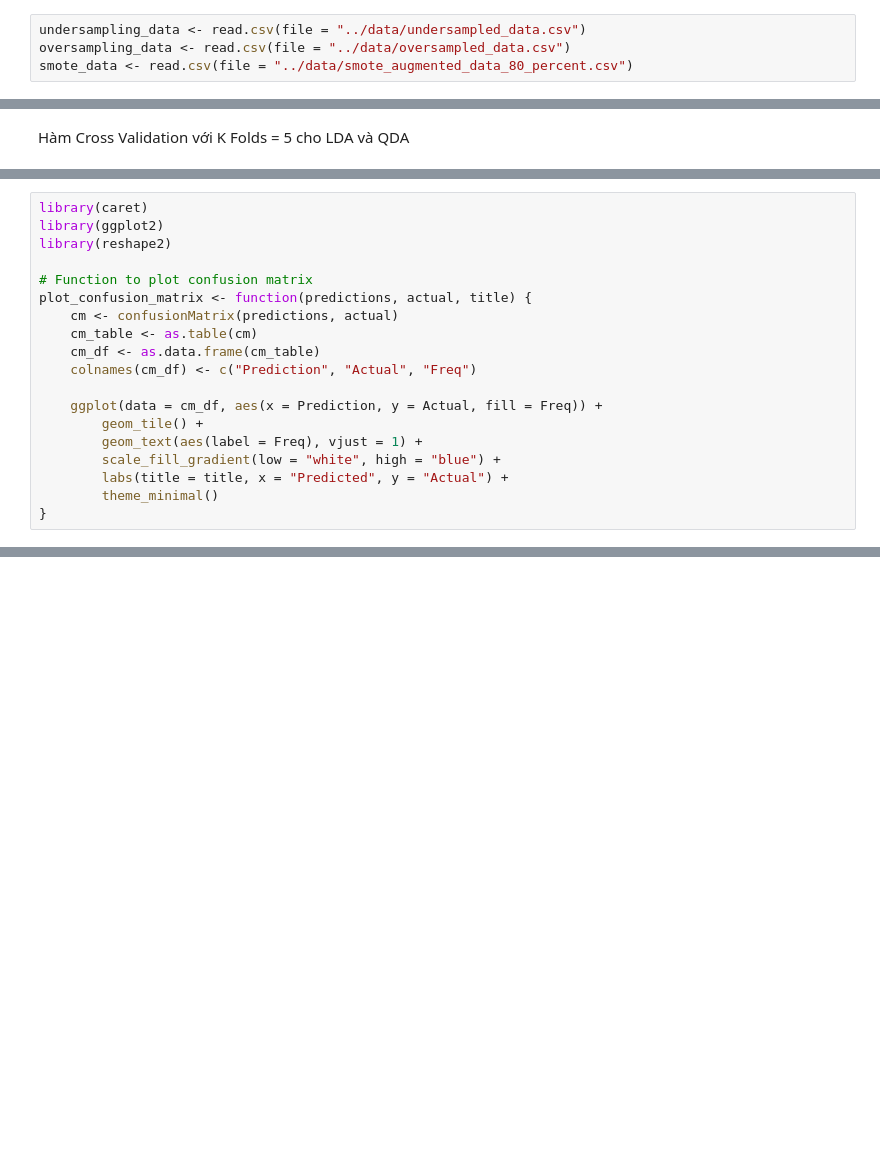
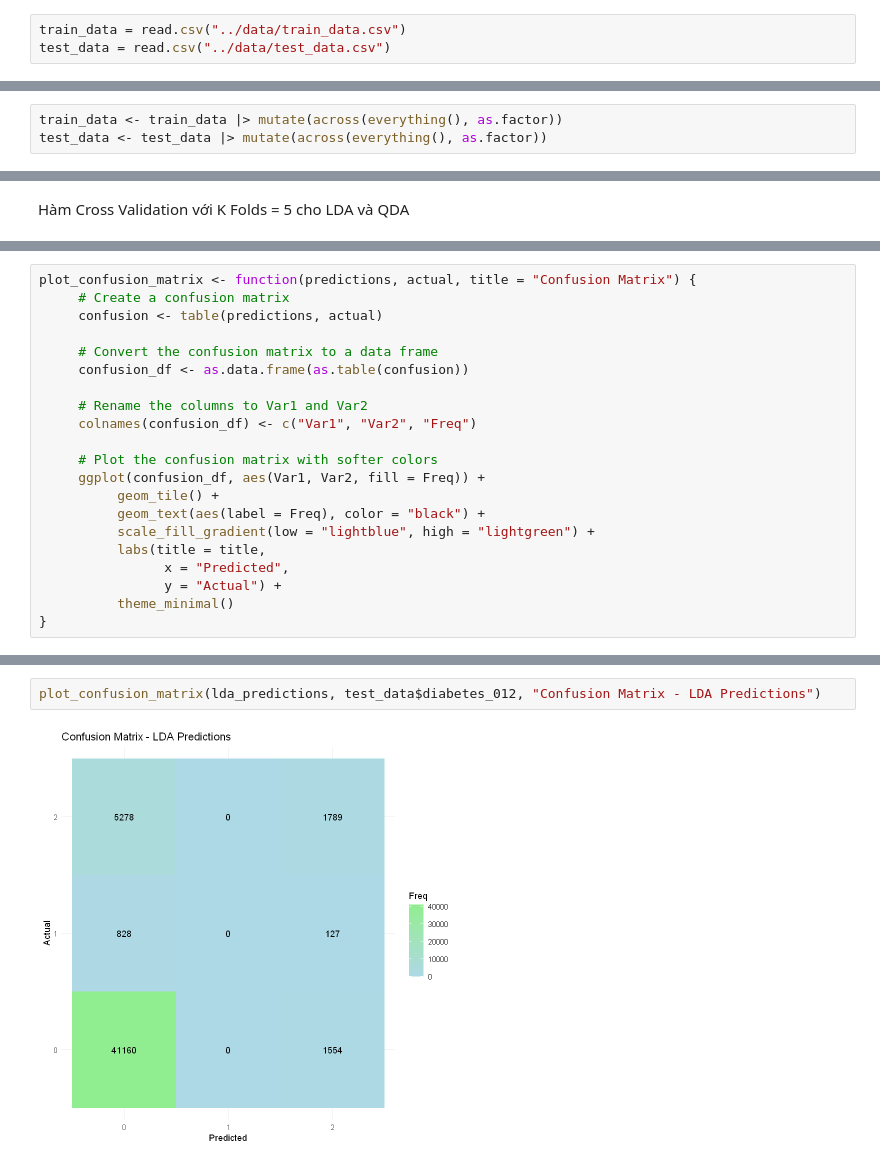
Before and after one commit to tandao0909/statistical-data-processing-project, a Jupyter notebook: model/lda.ipynb, the cells around one changed output, grey strips where cells are left out. Cells and saved outputs as stored; diff of their text form; blank space fills up the shorter version.

```diff
--- a/model/lda.ipynb
+++ b/model/lda.ipynb
@@ -8,4 +10,3 @@ library(pROC)
 # %%
-undersampling_data <- read.csv(file = "../data/undersampled_data.csv")
-oversampling_data <- read.csv(file = "../data/oversampled_data.csv")
-smote_data <- read.csv(file = "../data/smote_augmented_data_80_percent.csv")
+train_data = read.csv("../data/train_data.csv")
+test_data = read.csv("../data/test_data.csv")
@@ -83 +35,4 @@ smote_data <- process_data(smote_data)
+# %%
+train_data <- train_data |> mutate(across(everything(), as.factor))
+test_data <- test_data |> mutate(across(everything(), as.factor))
 # %%
@@ -319,19 +289,21 @@ https://github.com/IRkernel/repr/wiki/Problems-with-unicode-on-windows
 # %%
-library(caret)
-library(ggplot2)
-library(reshape2)
+plot_confusion_matrix <- function(predictions, actual, title = "Confusion Matrix") {
+     # Create a confusion matrix
+     confusion <- table(predictions, actual)
 
-# Function to plot confusion matrix
-plot_confusion_matrix <- function(predictions, actual, title) {
-    cm <- confusionMatrix(predictions, actual)
-    cm_table <- as.table(cm)
-    cm_df <- as.data.frame(cm_table)
-    colnames(cm_df) <- c("Prediction", "Actual", "Freq")
+     # Convert the confusion matrix to a data frame
+     confusion_df <- as.data.frame(as.table(confusion))
 
-    ggplot(data = cm_df, aes(x = Prediction, y = Actual, fill = Freq)) +
-        geom_tile() +
-        geom_text(aes(label = Freq), vjust = 1) +
-        scale_fill_gradient(low = "white", high = "blue") +
-        labs(title = title, x = "Predicted", y = "Actual") +
-        theme_minimal()
+     # Rename the columns to Var1 and Var2
+     colnames(confusion_df) <- c("Var1", "Var2", "Freq")
+
+     # Plot the confusion matrix with softer colors
+     ggplot(confusion_df, aes(Var1, Var2, fill = Freq)) +
+          geom_tile() +
+          geom_text(aes(label = Freq), color = "black") +
+          scale_fill_gradient(low = "lightblue", high = "lightgreen") +
+          labs(title = title,
+                x = "Predicted",
+                y = "Actual") +
+          theme_minimal()
 }
@@ -358,0 +310,4 @@ plot_confusion_matrix(qda_predictions_test_smote, split_smote$test_data$diabetes
+# %%
+plot_confusion_matrix(lda_predictions, test_data$diabetes_012, "Confusion Matrix - LDA Predictions")
+# %% [output]
+[figure, added]
```
Also changed, not shown: parts of 27 cells of this notebook, 1 other file.
